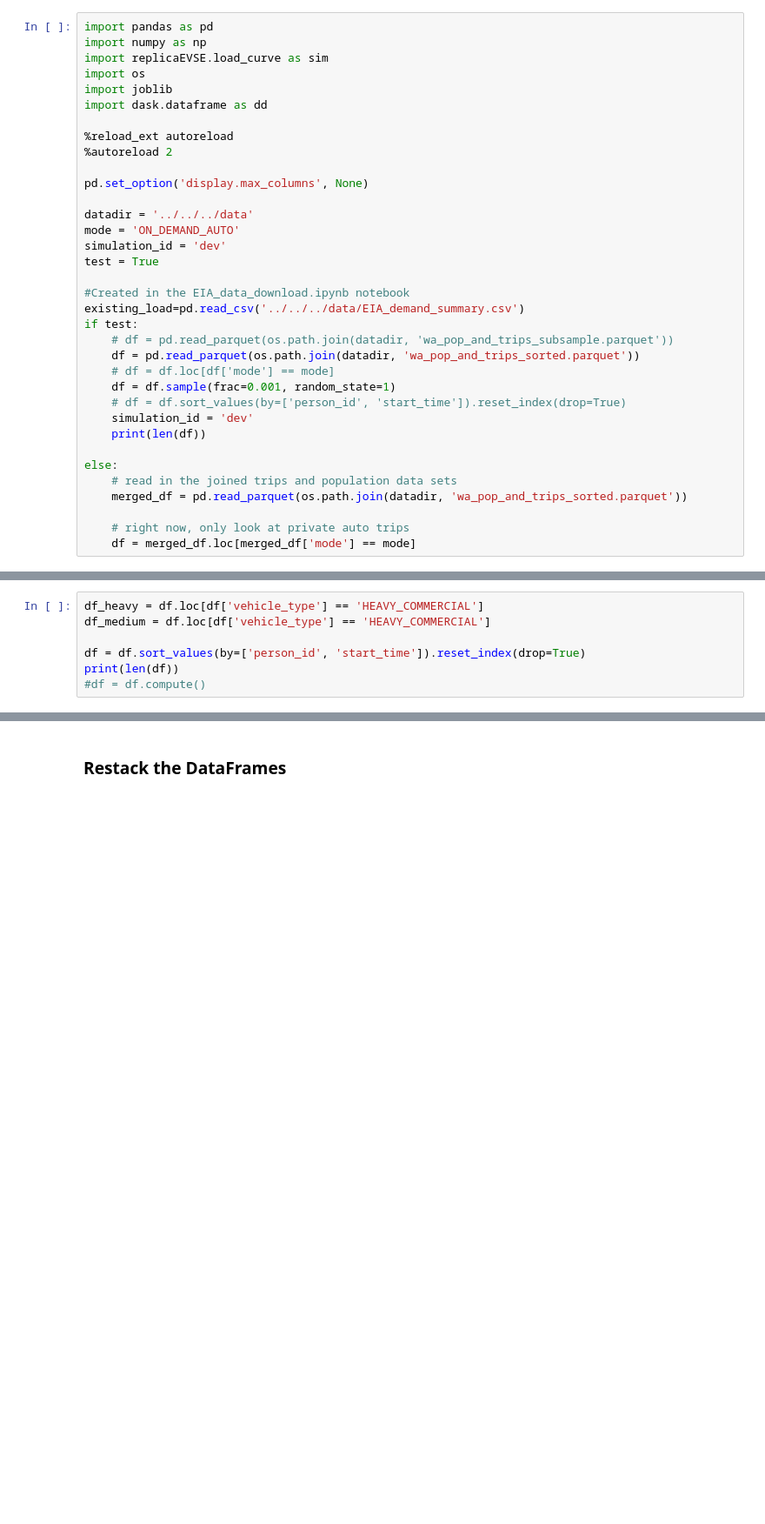
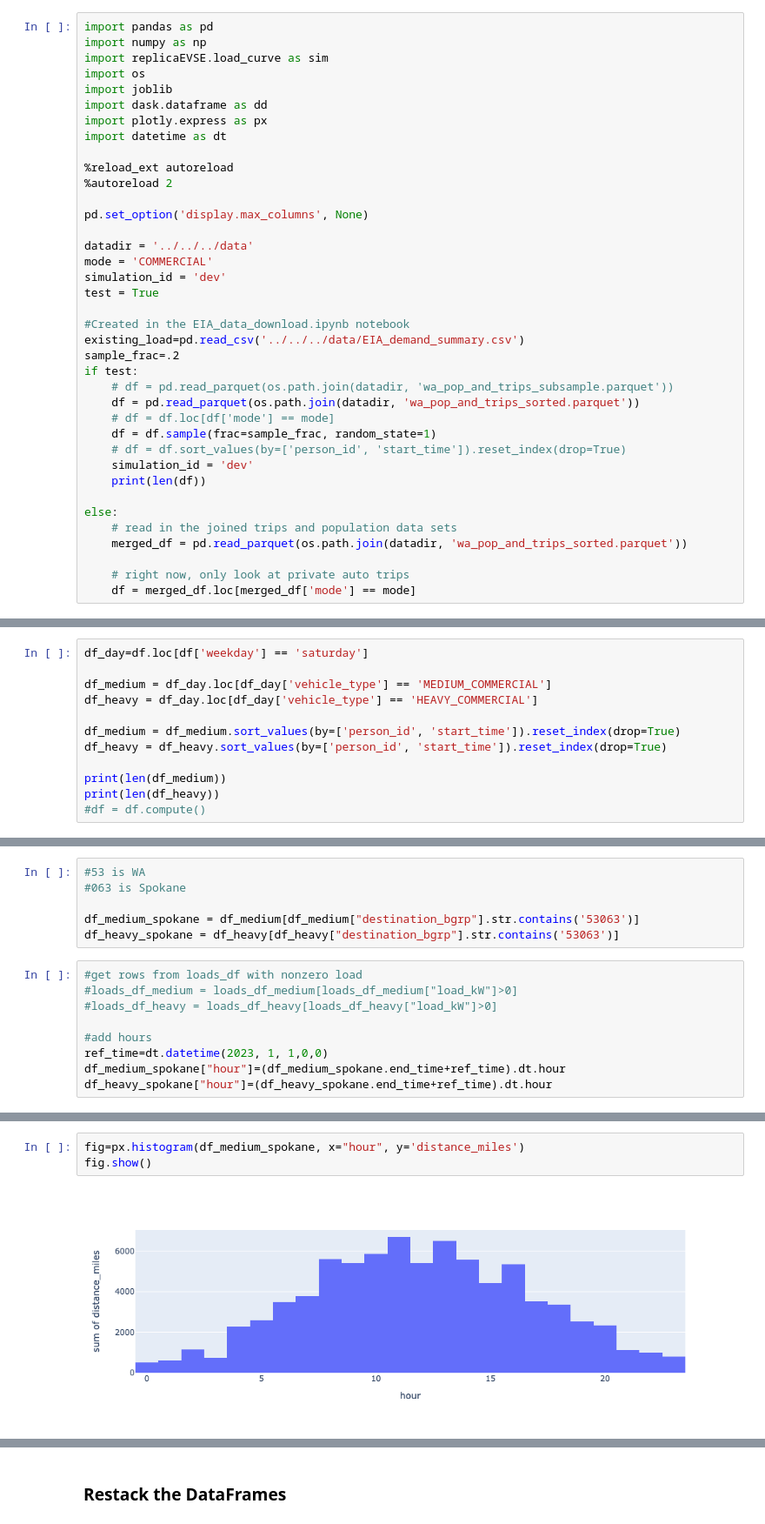
Before and after one commit to rmi-mobility-data-science/replicaEVSE, a Jupyter notebook: notebooks/4_run_simulation.ipynb, the cells around one changed output, grey strips where cells are left out. Shown: that part at 87% size. Drawn from its saved outputs; the diff is of its cells as text; blank space fills up the shorter version.

```diff
--- a/notebooks/4_run_simulation.ipynb
+++ b/notebooks/4_run_simulation.ipynb
@@ -9,6 +9,8 @@ import replicaEVSE.load_curve as sim
 import os
 import joblib
 import dask.dataframe as dd
+import plotly.express as px
+import datetime as dt
 
 %reload_ext autoreload
 %autoreload 2
@@ -16,17 +18,18 @@ import dask.dataframe as dd
 pd.set_option('display.max_columns', None)
 
 datadir = '../../../data'
-mode = 'ON_DEMAND_AUTO'
+mode = 'COMMERCIAL'
 simulation_id = 'dev'
 test = True
 
 #Created in the EIA_data_download.ipynb notebook
 existing_load=pd.read_csv('../../../data/EIA_demand_summary.csv')
+sample_frac=.2
 if test:
     # df = pd.read_parquet(os.path.join(datadir, 'wa_pop_and_trips_subsample.parquet'))
     df = pd.read_parquet(os.path.join(datadir, 'wa_pop_and_trips_sorted.parquet'))
     # df = df.loc[df['mode'] == mode]
-    df = df.sample(frac=0.001, random_state=1)
+    df = df.sample(frac=sample_frac, random_state=1)
     # df = df.sort_values(by=['person_id', 'start_time']).reset_index(drop=True)
     simulation_id = 'dev'
     print(len(df))
@@ -54,9 +57,14 @@ BIKING                 306
 Name: count, dtype: int64
 # %%
-df_heavy = df.loc[df['vehicle_type'] == 'HEAVY_COMMERCIAL']
-df_medium = df.loc[df['vehicle_type'] == 'HEAVY_COMMERCIAL']
+df_day=df.loc[df['weekday'] == 'saturday']
 
-df = df.sort_values(by=['person_id', 'start_time']).reset_index(drop=True)
-print(len(df))
+df_medium = df_day.loc[df_day['vehicle_type'] == 'MEDIUM_COMMERCIAL']
+df_heavy = df_day.loc[df_day['vehicle_type'] == 'HEAVY_COMMERCIAL']
+
+df_medium = df_medium.sort_values(by=['person_id', 'start_time']).reset_index(drop=True)
+df_heavy = df_heavy.sort_values(by=['person_id', 'start_time']).reset_index(drop=True)
+
+print(len(df_medium))
+print(len(df_heavy))
 #df = df.compute()
 # %% [output]
@@ -96,0 +85,15 @@ df_list = np.array_split(df, number_of_chunks)
+# %%
+#53 is WA
+#063 is Spokane
+
+df_medium_spokane = df_medium[df_medium["destination_bgrp"].str.contains('53063')]
+df_heavy_spokane = df_heavy[df_heavy["destination_bgrp"].str.contains('53063')]
+# %%
+#get rows from loads_df with nonzero load
+#loads_df_medium = loads_df_medium[loads_df_medium["load_kW"]>0]
+#loads_df_heavy = loads_df_heavy[loads_df_heavy["load_kW"]>0]
+
+#add hours
+ref_time=dt.datetime(2023, 1, 1,0,0)
+df_medium_spokane["hour"]=(df_medium_spokane.end_time+ref_time).dt.hour
+df_heavy_spokane["hour"]=(df_heavy_spokane.end_time+ref_time).dt.hour
@@ -96,0 +112,5 @@ df_list = np.array_split(df, number_of_chunks)
+# %%
+fig=px.histogram(df_medium_spokane, x="hour", y='distance_miles')
+fig.show()
+# %% [output]
+[figure, added]
```
Also changed, not shown: parts of 31 cells of this notebook, 2 other files.
